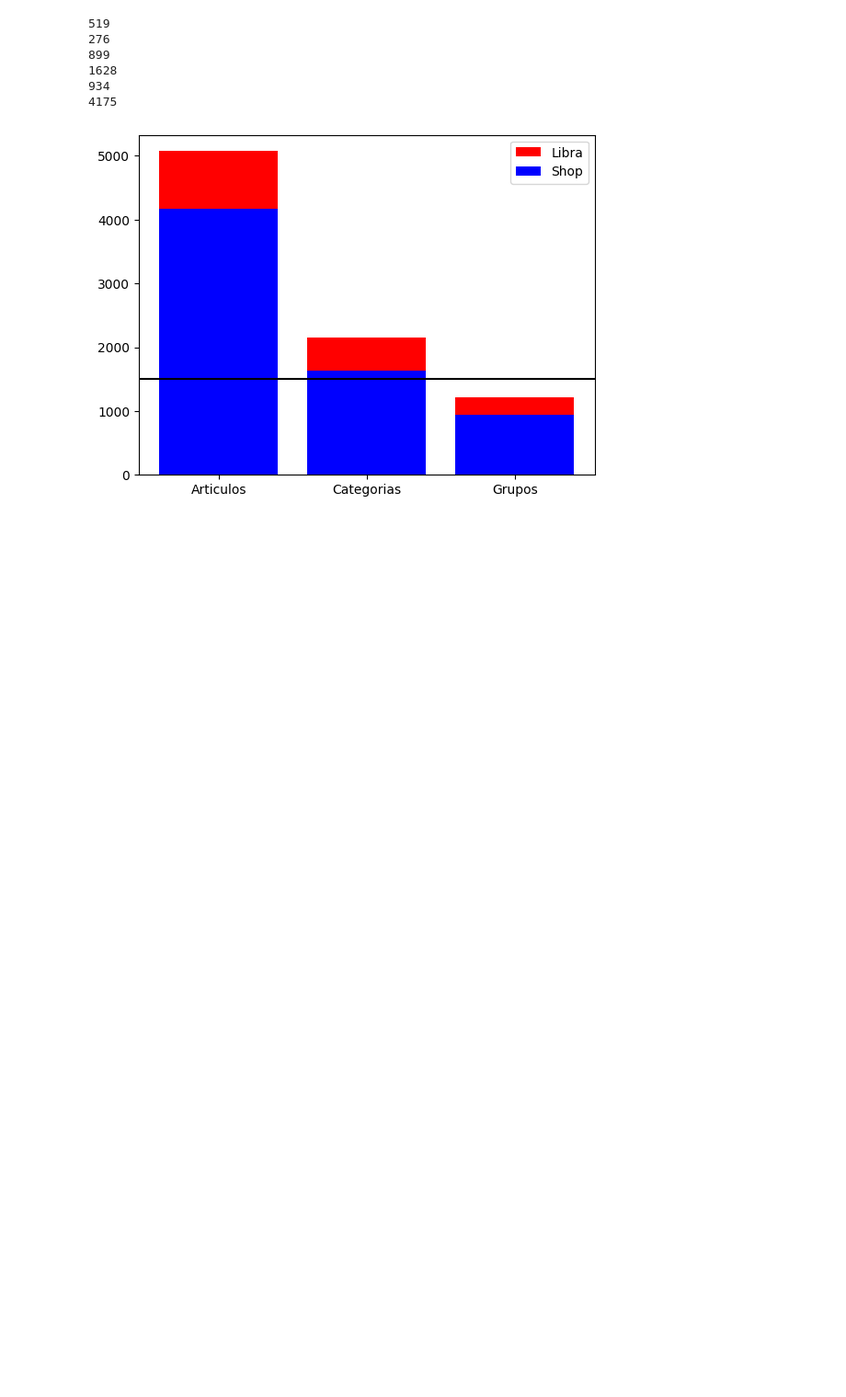
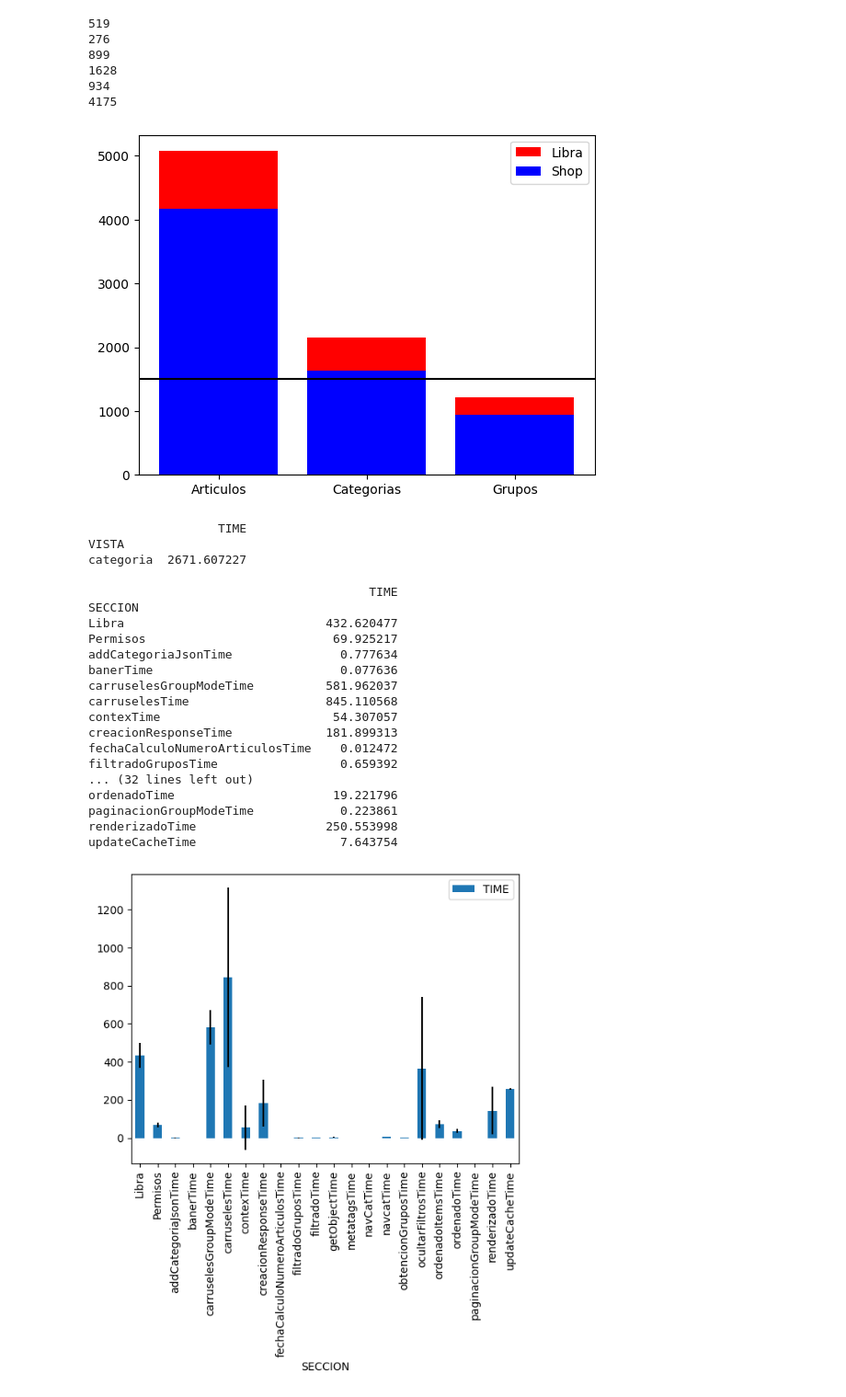
Before and after one commit to JavierBrenlla/pandas, a Jupyter notebook: rendimientosegundaversion.ipynb, the cells around one changed output. Shown: that part at 92% size. Drawn from its saved outputs; the diff is of its cells as text; code cells hidden in the pictures; blank space fills up the shorter version.

```diff
--- a/rendimientosegundaversion.ipynb
+++ b/rendimientosegundaversion.ipynb
@@ -260,3 +260,47 @@ plt.axhline(y=1500, color='black', linestyle='-')
 plt.show()
 # %% [output]
 [figure]
+# %%
+categorias_group_mode = df[df["URL"].str.contains("group_mode=true")]
+categorias_art_mode = df[(df["URL"].str.contains(r"!group_mode=true", regex=True))]
+
+#categorias_art_mode = categorias_art_mode[categorias_art_mode["VISTA"] == "categoria"]
+
+categorias_group_mode = categorias_group_mode.groupby(["URL", "VISTA"]).sum()
+
+print(categorias_group_mode.groupby("VISTA").mean())
+# %% [output]
+                  TIME
+VISTA
+categoria  2671.607227
+# %%
+categorias_group_mode = df[df["URL"].str.contains("group_mode=true")]
+categorias_art_mode = df[(df["URL"].str.contains(r"!group_mode=true", regex=True))]
+
+#categorias_art_mode = categorias_art_mode[categorias_art_mode["VISTA"] == "categoria"]
+
+categoria_filtrado = categorias_group_mode[(categorias_group_mode["SECCION"] != "Renderizado") & (categorias_group_mode["SECCION"] != "Datos")]
+
+categoria_filtrado.groupby("SECCION").mean().plot(kind = "bar", yerr = categoria_filtrado.groupby("SECCION").std() / 2)
+
+print(categoria_filtrado.groupby("SECCION").mean())
+print(categoria_filtrado.groupby("SECCION").std(ddof=0))
+# %% [output]
+                                       TIME
+SECCION
+Libra                            432.620477
+Permisos                          69.925217
+addCategoriaJsonTime               0.777634
+banerTime                          0.077636
+carruselesGroupModeTime          581.962037
+carruselesTime                   845.110568
+contexTime                        54.307057
+creacionResponseTime             181.899313
+fechaCalculoNumeroArticulosTime    0.012472
+filtradoGruposTime                 0.659392
+... (32 lines left out)
+ordenadoTime                      19.221796
+paginacionGroupModeTime            0.223861
+renderizadoTime                  250.553998
+updateCacheTime                    7.643754
+[figure, added]
```
